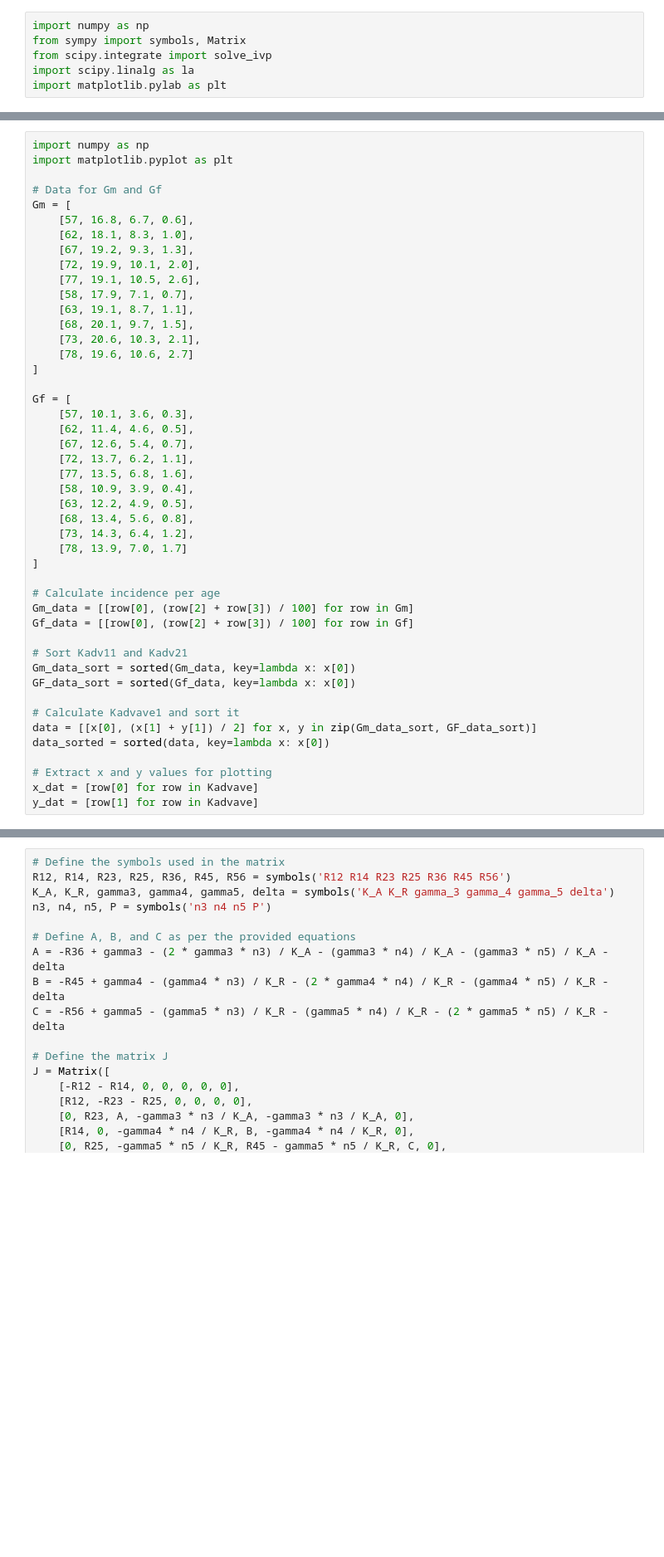
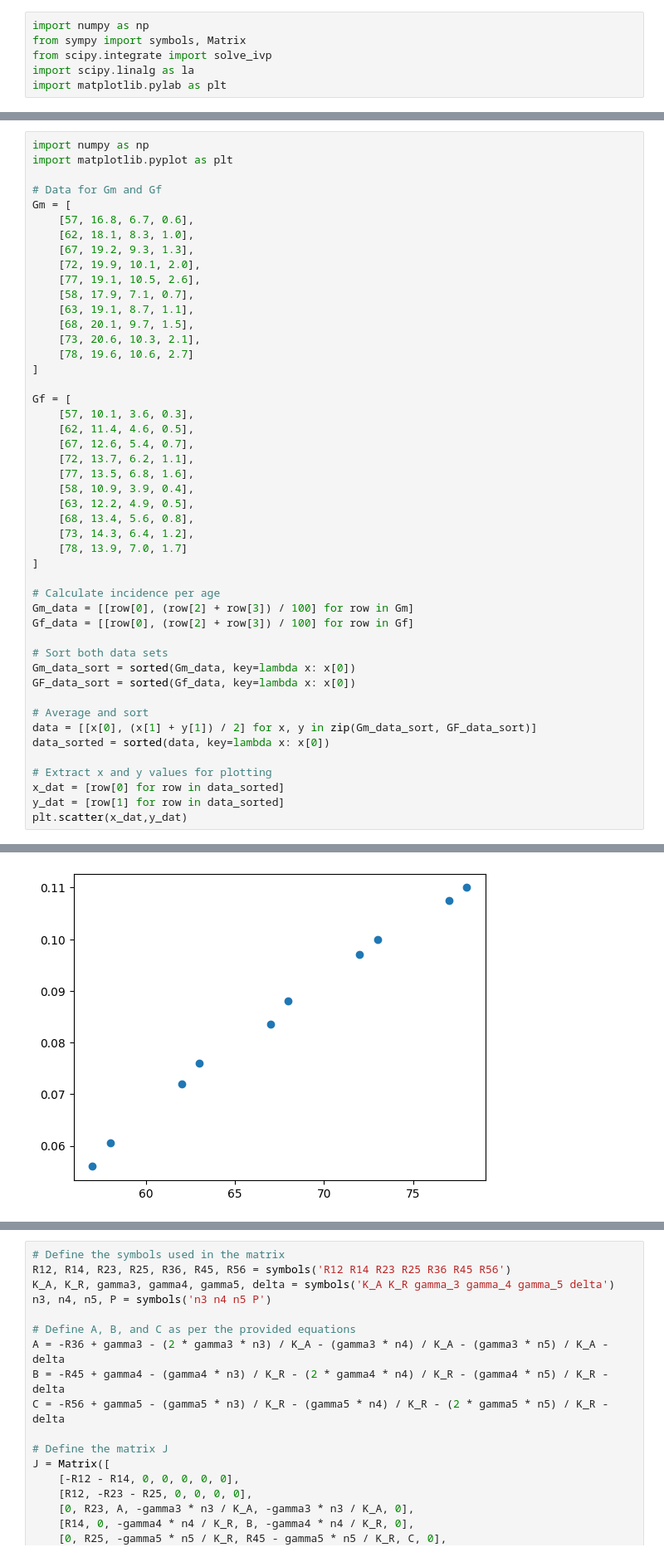
Before and after one commit to ivanygao/UW_AMATH422-522_AspirinColorectalCancer, a Jupyter notebook: sensitivity_yuan.ipynb, the cells around one changed output, grey strips where cells are left out. Shown: that part at 83% size. Drawn from its saved outputs; the diff is of its cells as text; blank space fills up the shorter version.

```diff
--- a/sensitivity_yuan.ipynb
+++ b/sensitivity_yuan.ipynb
@@ -101,12 +125,14 @@
 
-# Sort Kadv11 and Kadv21
+# Sort both data sets
 Gm_data_sort = sorted(Gm_data, key=lambda x: x[0])
 GF_data_sort = sorted(Gf_data, key=lambda x: x[0])
 
-# Calculate Kadvave1 and sort it
+# Average and sort
 data = [[x[0], (x[1] + y[1]) / 2] for x, y in zip(Gm_data_sort, GF_data_sort)]
 data_sorted = sorted(data, key=lambda x: x[0])
 
 # Extract x and y values for plotting
-x_dat = [row[0] for row in Kadvave]
-y_dat = [row[1] for row in Kadvave]
+x_dat = [row[0] for row in data_sorted]
+y_dat = [row[1] for row in data_sorted]
+plt.scatter(x_dat,y_dat)
+# %% [output]
@@ -113,3 +140,4 @@ y_dat = [row[1] for row in Kadvave]
+[figure, added]
 # %%
 sol = solve_ivp(ode_system, [tspan[0], tspan[-1]], y0=[N_crypts, 0, 0, 0, 0, 0], t_eval=tspan, method="RK45",
     args=(2*u, mu, u, mu, mu, 2*u, u, KA, KR, gamma3, gamma4, gamma5, delta))
```
Also changed, not shown: parts of 7 cells of this notebook.
